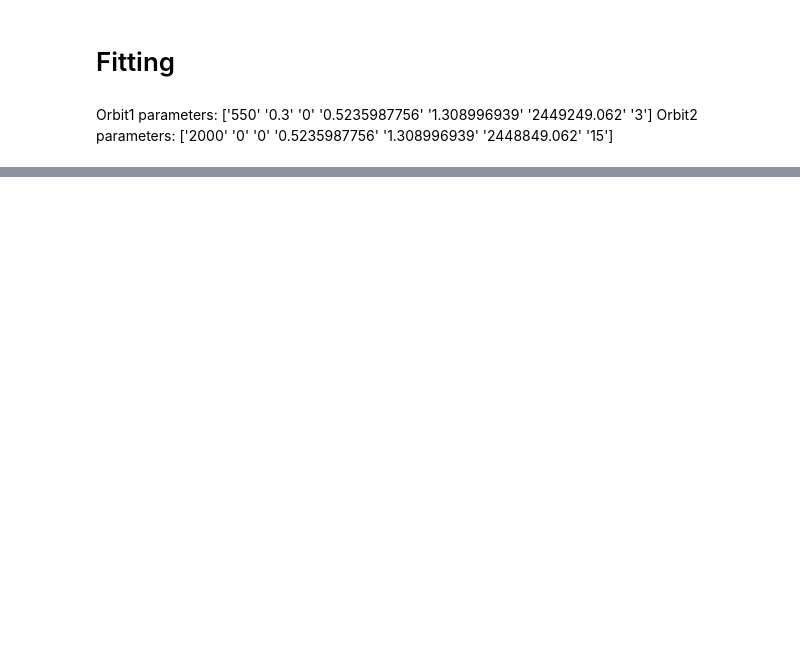
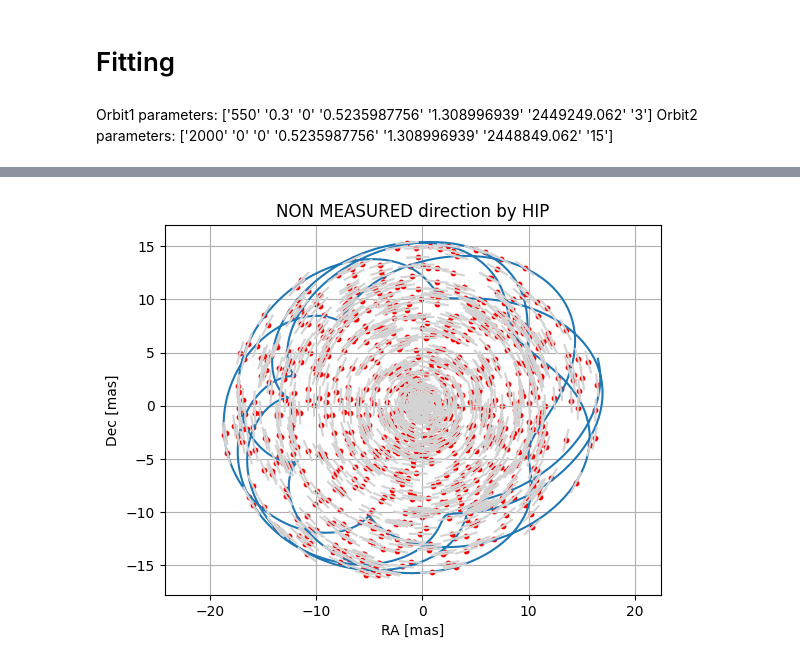
Before and after one commit to TSchiwy/ExTRA, a Jupyter notebook: ExAMPLE/tutorial.ipynb, the cells around one changed output, grey strips where cells are left out. Saved outputs shown, nothing was run; the diff lists cells and outputs as text; code cells hidden in the pictures; blank space fills up the shorter version.

```diff
--- a/ExAMPLE/tutorial.ipynb
+++ b/ExAMPLE/tutorial.ipynb
@@ -120,0 +160,13 @@ from scipy.optimize import minimize
+# %%
+x_sol,y_sol=ex.orbit_total(two_planets,t_hip)
+plt.plot(x_sol,y_sol)
+ex.plot_hip(x,x_err,y,y_err,s=10)
+plt.title("NON MEASURED direction by HIP")
+plt.xlabel("RA [mas]")
+plt.ylabel("Dec [mas]")
+plt.scatter(0,0,color="k")
+plt.axis("equal")
+plt.grid()
+plt.show()
+# %% [output]
+[figure, added]
```
Also changed, not shown: parts of 8 cells of this notebook, 3 other files.
